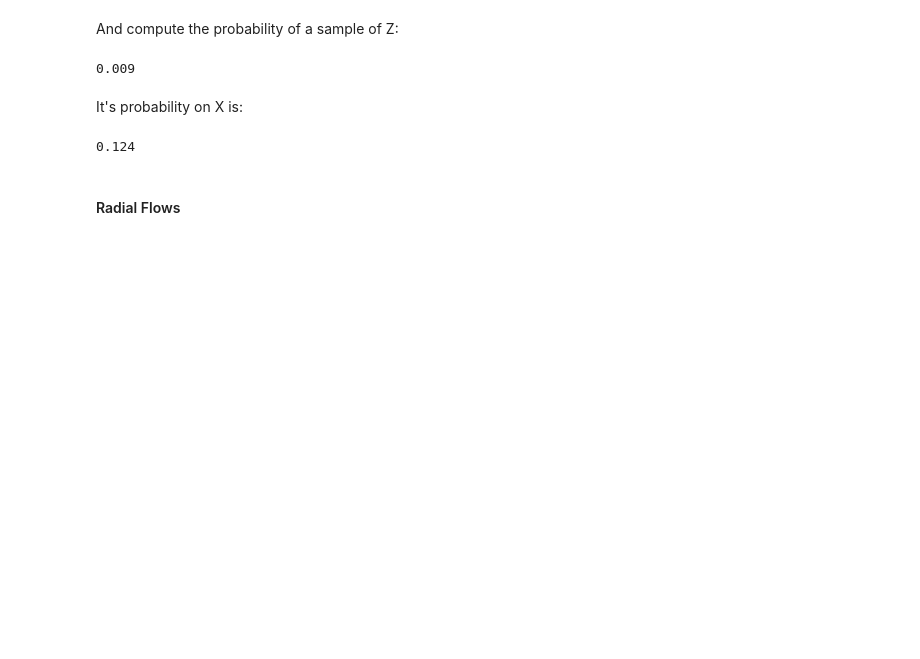
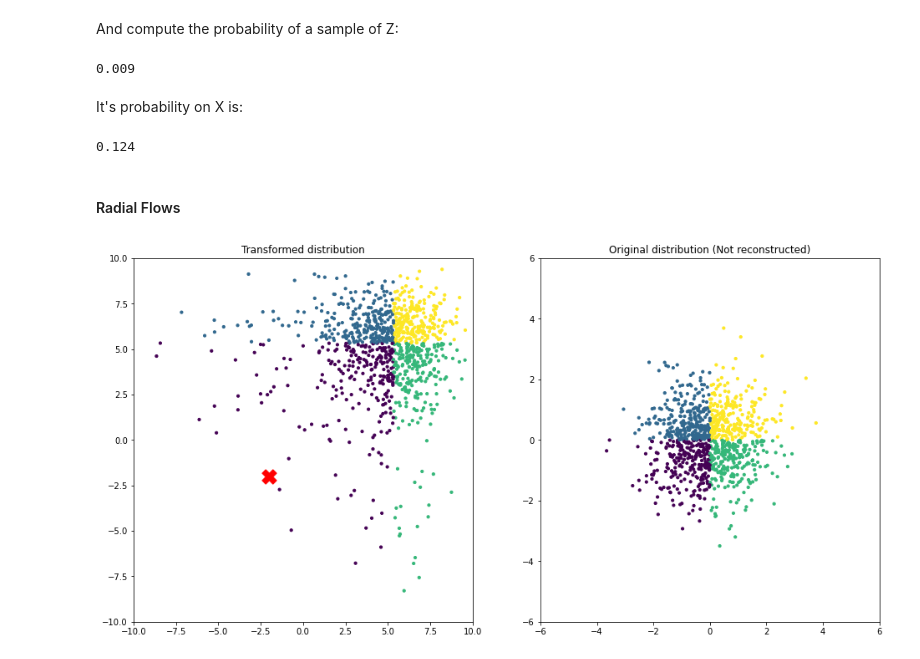
Before and after one commit to jgonzalezab/normalizing-flows, a Jupyter notebook: 2D_example.ipynb, the cells around one changed output. Cells and saved outputs as stored; diff of their text form; code cells hidden in the pictures; blank space fills up the shorter version.

Commit message:
working on radial flows

```diff
--- a/2D_example.ipynb
+++ b/2D_example.ipynb
@@ -218,3 +218,48 @@ flow.prob_X(sampleX)
 0.124
 # %% [markdown]
 #### Radial Flows
+# %%
+class RadialFlow:
+
+    def __init__(self, X, gamma, alpha, beta,
+                 dataMean = dataMean, dataCov = dataCov):
+        self.X = X
+        self.gamma = gamma
+        self.alpha = alpha
+        self.beta = beta
+
+    def forward(self):
+
+        numerator = self.alpha * self.beta * (self.X - self.gamma)
+        denominator = self.alpha + np.abs(self.X - self.gamma)
+        self.Z = self.X + (numerator/denominator)
+
+    def backward(self):
+        return 'Not Implemented'
+# %%
+# https://github.com/siboehm/NormalizingFlowNetwork/blob/master/estimators/normalizing_flows/RadialFlow.py
+
+gamma = np.array([-2, -2])
+
+alpha = 1 # alpha >= 0
+beta = 8 # beta >= -1
+
+flow = RadialFlow(X = X, gamma = gamma, alpha = alpha, beta = beta)
+flow.forward()
+
+fig, axs = plt.subplots(1, 2, figsize = (16, 8))
+axs[0].scatter(flow.Z[:,0], flow.Z[:,1], c = Y, s = 10)
+axs[0].scatter(gamma[0], gamma[1], c = 'red', s = 300, marker = 'X')
+axs[1].scatter(X[:,0], X[:,1], c = Y, s = 10)
+
+axs[0].set_xlim(-10, 10)
+axs[0].set_ylim(-10, 10)
+axs[1].set_xlim(-6, 6)
+axs[1].set_ylim(-6, 6)
+
+axs[0].title.set_text('Transformed distribution')
+axs[1].title.set_text('Original distribution (Not reconstructed)')
+
+plt.show()
+# %% [output]
+[figure, added]
```
Also changed, not shown: parts of 3 cells of this notebook.
